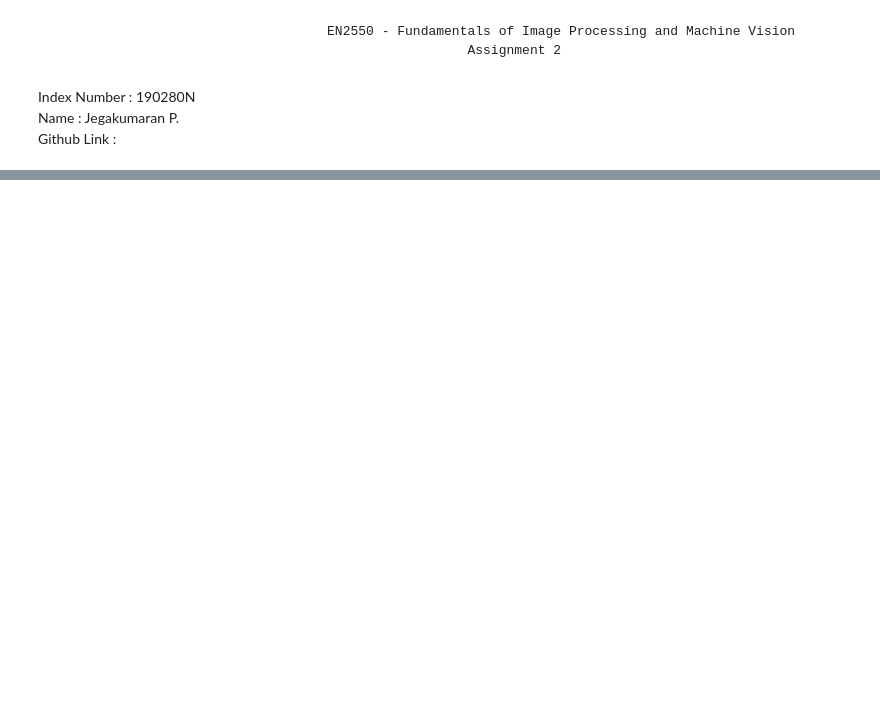
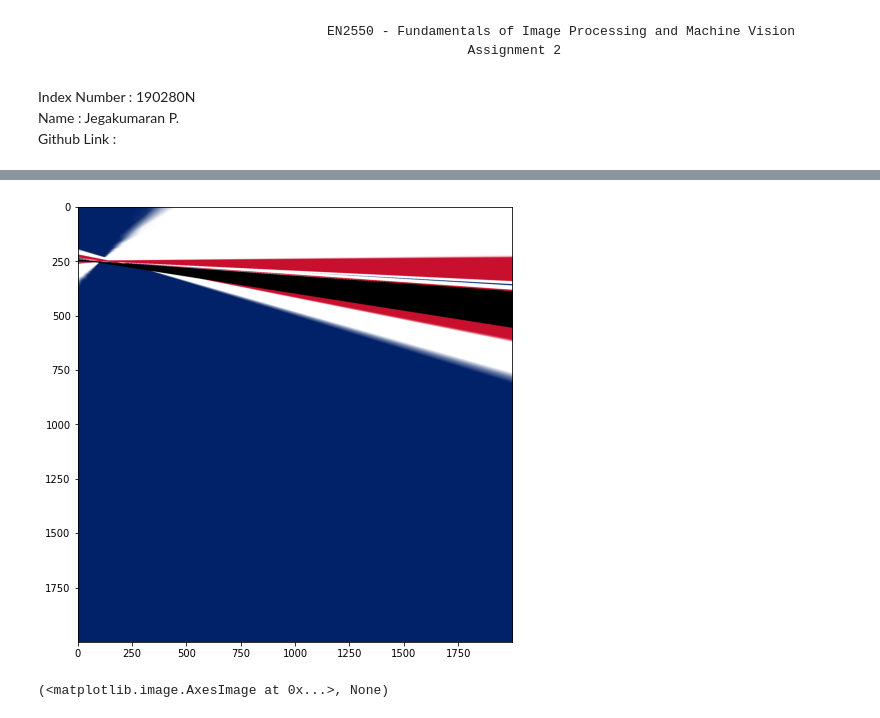
Before and after one commit to Poogitha/Codings, a Jupyter notebook: 190280N_a02.ipynb, the cells around one changed output, grey strips where cells are left out. Cells and saved outputs as stored; diff of their text form; code cells hidden in the pictures; blank space fills up the shorter version.

```diff
--- a/190280N_a02.ipynb
+++ b/190280N_a02.ipynb
@@ -141,3 +166,38 @@ plt.show()
+# %%
+def findHomography(image_1_kp, image_2_kp, matches):
+    image_1_points = np.zeros((len(matches), 1, 2), dtype=np.float32)
+    image_2_points = np.zeros((len(matches), 1, 2), dtype=np.float32)
+    for i in range(len(matches)):
+        image_1_points[i] = image_1_kp[matches[i].queryIdx].pt
+        image_2_points[i] = image_2_kp[matches[i].trainIdx].pt
+
+    homography, mask = cv.findHomography(image_1_points, image_2_points, cv.RANSAC, 5.0)
+    return homography
+sift = cv.SIFT_create()
+keypoints_1, descriptors_1 = sift.detectAndCompute(background,None)
+keypoints_2, descriptors_2 = sift.detectAndCompute(img,None)
+
+#feature matching
+bf = cv.BFMatcher(cv.NORM_L1, crossCheck=True)
+
+matches = bf.match(descriptors_1,descriptors_2)
+matches = sorted(matches, key = lambda x:x.distance)
+H = findHomography(keypoints_1,keypoints_2,matches)
+print(H)
+im1to2=cv.warpPerspective(img,H,(cols,rows))
+
+
+fig,ax=plt.subplots(1,3,sharex='all',sharey='all',figsize=(15,15))
+ax[0].imshow(cv.cvtColor(background,cv.COLOR_BGR2RGB))
+ax[0].set_title("Architectural Image")
+ax[0].set_xticks([]) , ax[0].set_yticks([])
+ax[1].imshow(cv.cvtColor(img,cv.COLOR_BGR2RGB))
+ax[1].set_title("Superimposing Image")
+ax[1].set_xticks([]) , ax[1].set_yticks([])
+ax[2].imshow(cv.cvtColor(im1to2,cv.COLOR_BGR2RGB))
+ax[2].set_title("Output Image")
+ax[2].set_xticks([]) , ax[2].set_yticks([])
+plt.show()
 # %%
 # Question 2
 import numpy as np
@@ -265,34 +337,37 @@ import scipy.signal
 def findHomography(image_1_kp, image_2_kp, matches):
     image_1_points = np.zeros((len(matches), 1, 2), dtype=np.float32)
     image_2_points = np.zeros((len(matches), 1, 2), dtype=np.float32)
 
     for i in range(0,len(matches)):
         image_1_points[i] = image_1_kp[matches[i].queryIdx].pt
         image_2_points[i] = image_2_kp[matches[i].trainIdx].pt
 
 
-    homography, mask = cv.findHomography(image_1_points, image_2_points, cv.RANSAC, ransacReprojThreshold=2.0)
+    homography, mask = cv.findHomography(image_1_points, image_2_points, cv.RANSAC, ransacReprojThreshold=5.0)
 
     return homography
 
 img1 = cv.imread(r"Images/images/001.jpg",cv.IMREAD_ANYCOLOR)
 img2 = cv.imread(r"Images/Flag_of_the_United_Kingdom.svg.png",cv.IMREAD_ANYCOLOR)
 
 img1_gray = cv.cvtColor(img1, cv.IMREAD_GRAYSCALE)
 img2_gray = cv.cvtColor(img2, cv.IMREAD_GRAYSCALE)
 
 #sift
+
 sift = cv.SIFT_create()
-
 keypoints_1, descriptors_1 = sift.detectAndCompute(img1_gray,None)
 keypoints_2, descriptors_2 = sift.detectAndCompute(img2_gray,None)
 
 #feature matching
 bf = cv.BFMatcher(cv.NORM_L1, crossCheck=True)
 
 matches = bf.match(descriptors_1,descriptors_2)
 matches = sorted(matches, key = lambda x:x.distance)
-H = findHomography(img1,img2,matches)
-im1to2=cv.warpPerspective(img1,np.linalg.inv(H),(2000,2000))
+H = findHomography(keypoints_1,keypoints_2,matches)
+im1to2=cv.warpPerspective(img2,np.linalg.inv(H),(2000,2000))
 plt.figure(figsize=(15,8))
 plt.imshow(cv.cvtColor(im1to2,cv.COLOR_BGR2RGB)),plt.show()
+# %% [output]
+[figure, added]
+(<matplotlib.image.AxesImage at 0x...>, None)
```
Also changed, not shown: parts of 7 cells of this notebook.
